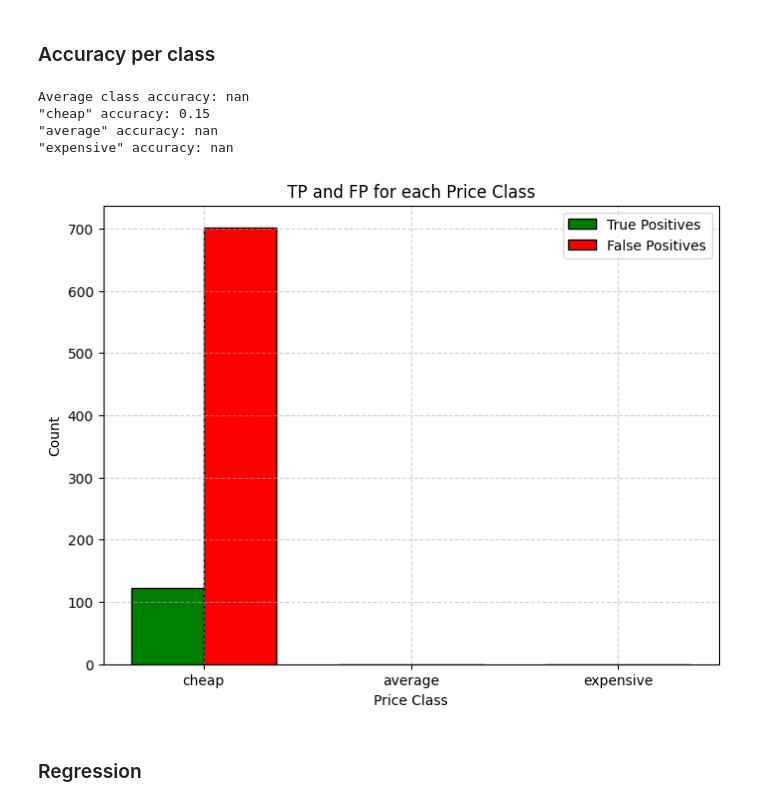
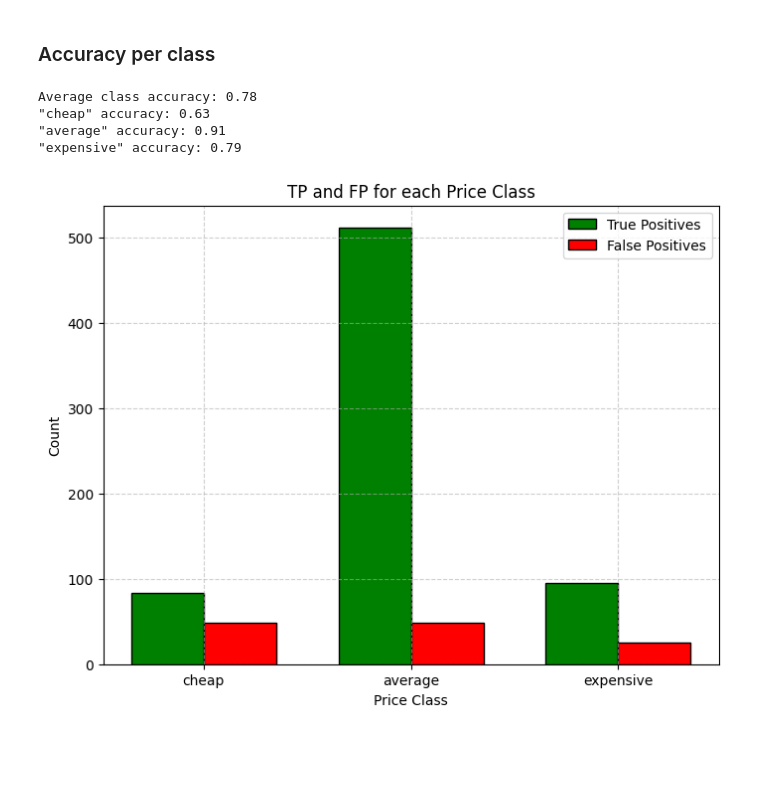
Before and after one commit to gamemeine/ssne, a Jupyter notebook: ex3/main.ipynb, the cells around one changed output. Drawn from its saved outputs; the diff is of its cells as text; code cells hidden in the pictures; blank space fills up the shorter version.

```diff
--- a/ex3/main.ipynb
+++ b/ex3/main.ipynb
@@ -109,3 +135,7 @@ vector_size = X_train.shape[1]
 print("Vector size: ", vector_size)
 # %% [output]
 Vector size:  33
+# %%
+num_classes = len(class_distribution)
+
+print("Number of classes: ", num_classes)
@@ -120,15 +152,19 @@ class NeuralNetwork(nn.Module):
 
         self.seq = nn.Sequential(
             nn.Linear(input_size, 1024),
+            nn.BatchNorm1d(1024),
             nn.LeakyReLU(),
             nn.Dropout(dropout),
             nn.Linear(1024, 1024),
+            nn.BatchNorm1d(1024),
             nn.LeakyReLU(),
             nn.Dropout(dropout),
             nn.Linear(1024, 1024),
+            nn.BatchNorm1d(1024),
             nn.LeakyReLU(),
             nn.Dropout(dropout),
-            nn.Linear(1024, output_size)
+            nn.Linear(1024, output_size),
+            nn.Sigmoid()
         )
 
     def forward(self, x):
@@ -138,13 +183,13 @@ class NeuralNetwork(nn.Module):
 # %%
 from train import Trainer
 
-model = NeuralNetwork(input_size=vector_size).to(device)
-optim = torch.optim.Adam(model.parameters(), lr=0.1)
-criterion = nn.L1Loss()
+model = NeuralNetwork(input_size=vector_size, output_size=num_classes-1, dropout=0.2)
+optim = torch.optim.AdamW(model.parameters(), lr=1e-4, weight_decay=1e-2)
+criterion = ordinal_loss
 
 trainer = Trainer(model)
 trainer.to_device(device)
 trainer.compile(optimizer=optim, criterion=criterion)
 
-trainer.fit(train_loader, val_loader, epochs=500)
+trainer.fit(train_loader, val_loader, epochs=150)
 # %% [output]
@@ -169,21 +213,20 @@ Epoch 500/500 - Train Loss: 81841.41 - Val Loss: 81908.04 - Val Acc: 0.5624 - LR
 # %% [markdown]
 # Evaluation
 # %%
-from train import predict
+from train import predict, pred_to_class
 
 y_pred = predict(model, X_val, device)
+pred_class = pred_to_class(y_pred, threshold=0.5)
 # %% [markdown]
 ### Accuracy per class
 # %%
 from plots import plot_pred_acc
 
 
-plot_pred_acc(y_val, y_pred)
+plot_pred_acc(y_val, pred_class)
 # %% [output]
-Average class accuracy: nan
-"cheap" accuracy: 0.15
-"average" accuracy: nan
-"expensive" accuracy: nan
+Average class accuracy: 0.78
+"cheap" accuracy: 0.63
+"average" accuracy: 0.91
+"expensive" accuracy: 0.79
-[figure, old version]
+[figure, new version]
-# %% [markdown]
-### Regression
```
Also changed, not shown: parts of 12 cells of this notebook, 4 other files.
